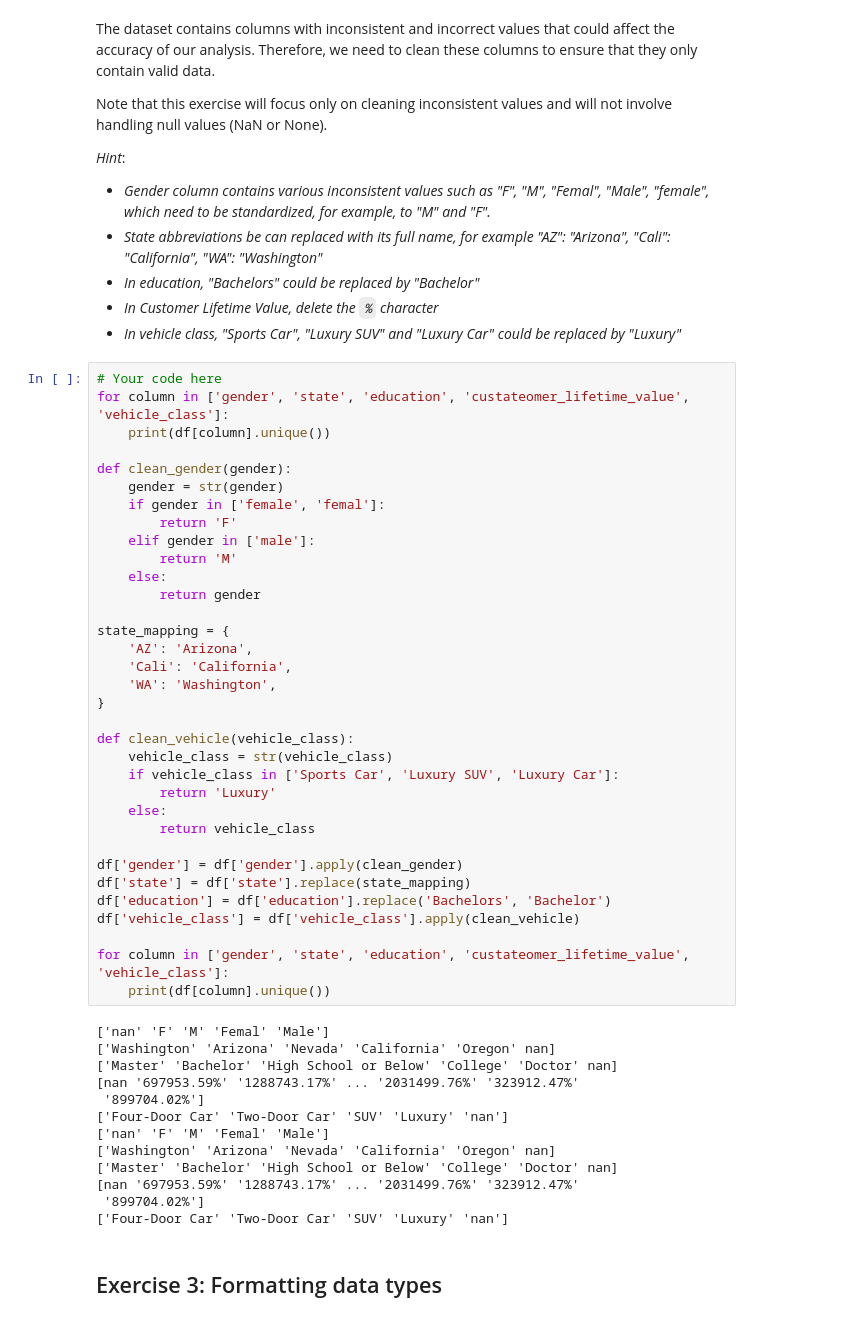
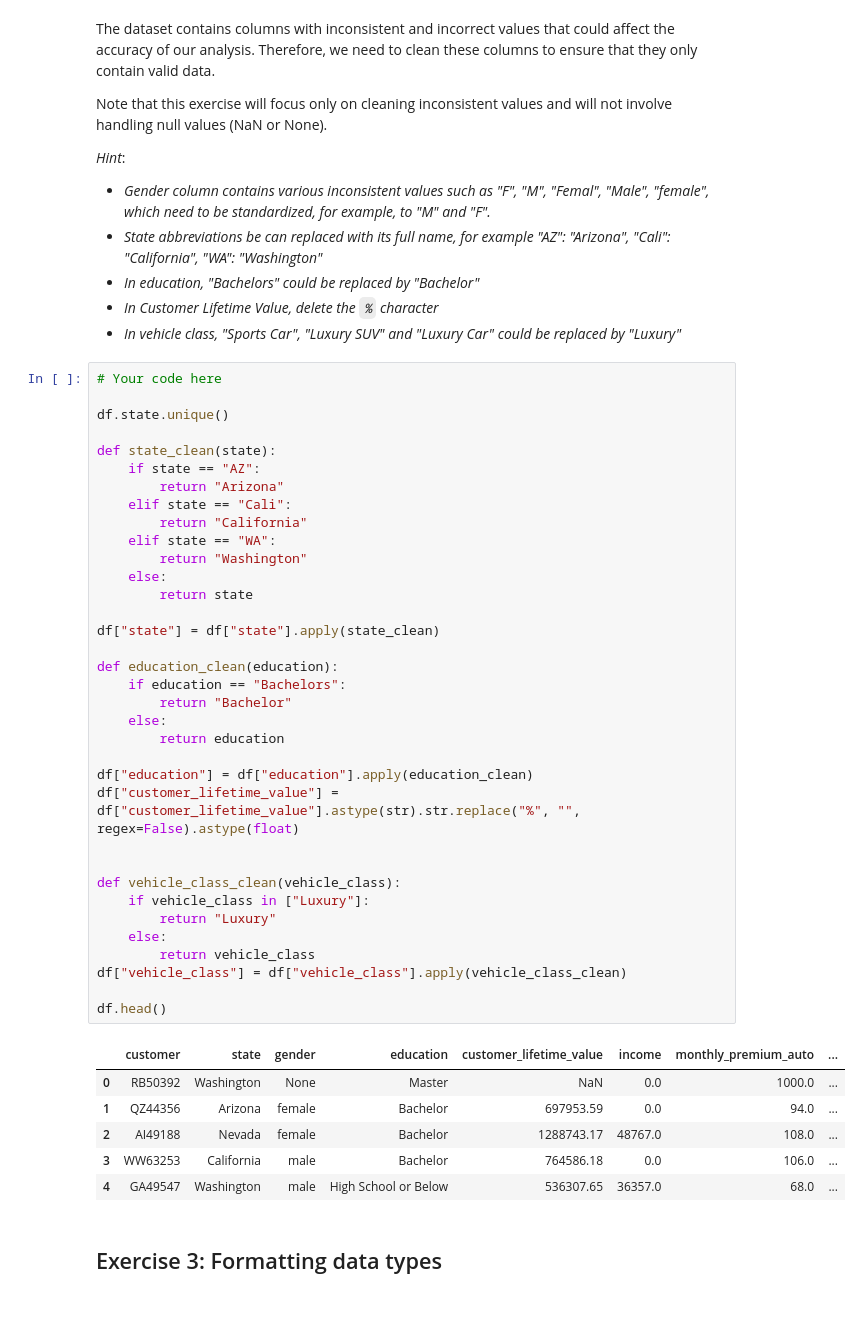
Before and after one commit to laurasanchez20/lab-dw-data-cleaning-and-formatting, a Jupyter notebook: lab-dw-data-cleaning-and-formatting.ipynb, the cells around one changed output. Cells and saved outputs as stored; diff of their text form.

```diff
--- a/lab-dw-data-cleaning-and-formatting.ipynb
+++ b/lab-dw-data-cleaning-and-formatting.ipynb
@@ -46,51 +65,46 @@ Note that this exercise will focus only on cleaning inconsistent values and will
 - *In vehicle class, "Sports Car", "Luxury SUV" and "Luxury Car" could be replaced by "Luxury"*
 # %%
 # Your code here
-for column in ['gender', 'state', 'education', 'custateomer_lifetime_value', 'vehicle_class']:
-    print(df[column].unique())
 
-def clean_gender(gender):
-    gender = str(gender)
-    if gender in ['female', 'femal']:
-        return 'F'
-    elif gender in ['male']:
-        return 'M'
+df.state.unique()
+
+def state_clean(state):
+    if state == "AZ":
+        return "Arizona"
+    elif state == "Cali":
+        return "California"
+    elif state == "WA":
+        return "Washington"
     else:
-        return gender
+        return state
 
-state_mapping = {
-    'AZ': 'Arizona',
-    'Cali': 'California',
-    'WA': 'Washington',
-}
+df["state"] = df["state"].apply(state_clean)
 
-def clean_vehicle(vehicle_class):
-    vehicle_class = str(vehicle_class)
-    if vehicle_class in ['Sports Car', 'Luxury SUV', 'Luxury Car']:
-        return 'Luxury'
+def education_clean(education):
+    if education == "Bachelors":
+        return "Bachelor"
+    else:
+        return education
+
+df["education"] = df["education"].apply(education_clean)
+df["customer_lifetime_value"] = df["customer_lifetime_value"].astype(str).str.replace("%", "", regex=False).astype(float)
+
+
+def vehicle_class_clean(vehicle_class):
+    if vehicle_class in ["Luxury"]:
+        return "Luxury"
     else:
         return vehicle_class
+df["vehicle_class"] = df["vehicle_class"].apply(vehicle_class_clean)
 
-df['gender'] = df['gender'].apply(clean_gender)
-df['state'] = df['state'].replace(state_mapping)
-df['education'] = df['education'].replace('Bachelors', 'Bachelor')
-df['vehicle_class'] = df['vehicle_class'].apply(clean_vehicle)
-
-for column in ['gender', 'state', 'education', 'custateomer_lifetime_value', 'vehicle_class']:
-    print(df[column].unique())
+df.head()
 # %% [output]
-['nan' 'F' 'M' 'Femal' 'Male']
-['Washington' 'Arizona' 'Nevada' 'California' 'Oregon' nan]
-['Master' 'Bachelor' 'High School or Below' 'College' 'Doctor' nan]
-[nan '697953.59%' '1288743.17%' ... '2031499.76%' '323912.47%'
- '899704.02%']
-['Four-Door Car' 'Two-Door Car' 'SUV' 'Luxury' 'nan']
-['nan' 'F' 'M' 'Femal' 'Male']
-['Washington' 'Arizona' 'Nevada' 'California' 'Oregon' nan]
-['Master' 'Bachelor' 'High School or Below' 'College' 'Doctor' nan]
-[nan '697953.59%' '1288743.17%' ... '2031499.76%' '323912.47%'
- '899704.02%']
-['Four-Door Car' 'Two-Door Car' 'SUV' 'Luxury' 'nan']
+|  | customer | state | gender | education | customer_lifetime_value | income | monthly_premium_auto | ... |
+| 0 | RB50392 | Washington | None | Master | NaN | 0.0 | 1000.0 | ... |
+| 1 | QZ44356 | Arizona | female | Bachelor | 697953.59 | 0.0 | 94.0 | ... |
+| 2 | AI49188 | Nevada | female | Bachelor | 1288743.17 | 48767.0 | 108.0 | ... |
+| 3 | WW63253 | California | male | Bachelor | 764586.18 | 0.0 | 106.0 | ... |
+| 4 | GA49547 | Washington | male | High School or Below | 536307.65 | 36357.0 | 68.0 | ... |
 # %% [markdown]
 ## Exercise 3: Formatting data types
 # %% [markdown]
```
Also changed, not shown: parts of 4 cells of this notebook.
